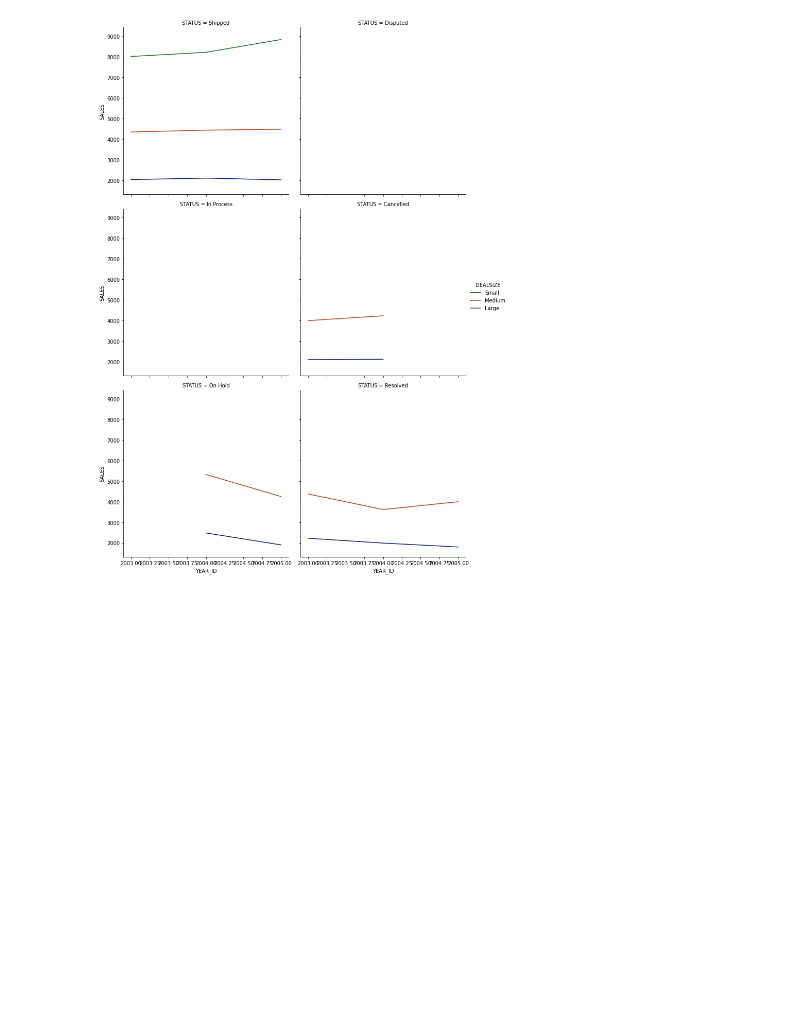
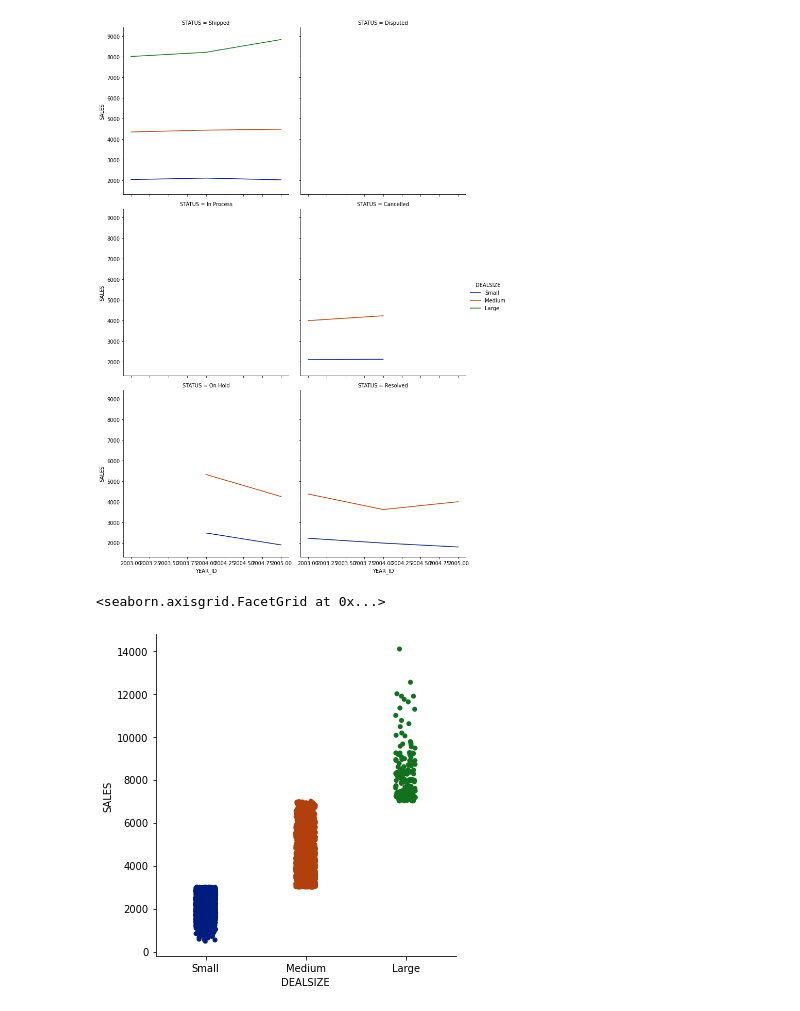
Before and after one commit to dsarvan/analytics, a Jupyter notebook: Seaborn/statisticalplots.ipynb, the cells around one changed output. Cells and saved outputs as stored; diff of their text form; code cells hidden in the pictures; blank space fills up the shorter version.

```diff
--- a/Seaborn/statisticalplots.ipynb
+++ b/Seaborn/statisticalplots.ipynb
@@ -188,3 +188,9 @@ sns.relplot(x='YEAR_ID', y='SALES', data=sales, kind='line', hue='DEALSIZE', col
 # %% [output]
 <seaborn.axisgrid.FacetGrid at 0x...>
 [figure]
+# %%
+# categorical plot
+sns.catplot(x='DEALSIZE', y='SALES', data=sales)
+# %% [output]
+<seaborn.axisgrid.FacetGrid at 0x...>
+[figure, added]
```
Also changed, not shown: parts of 6 cells of this notebook.
